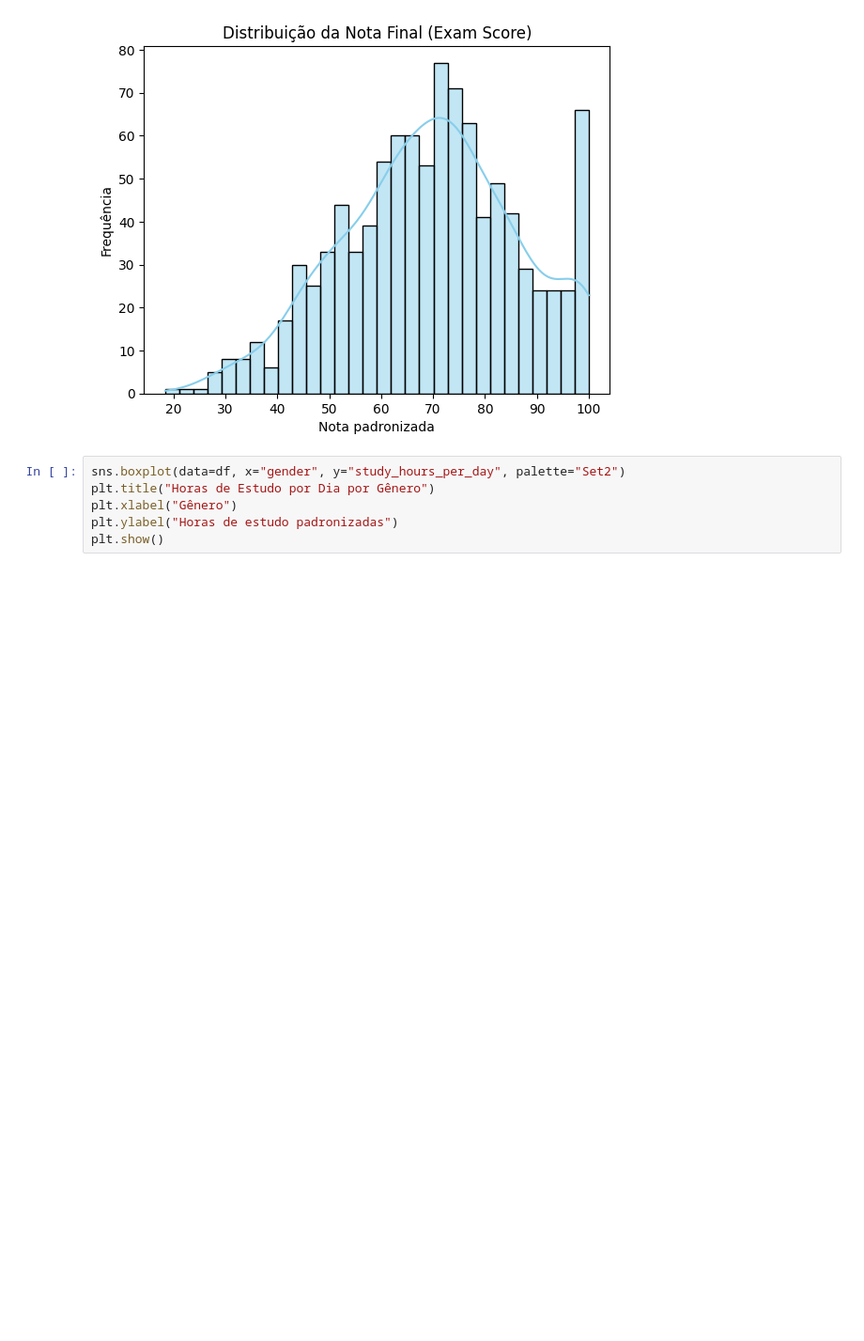
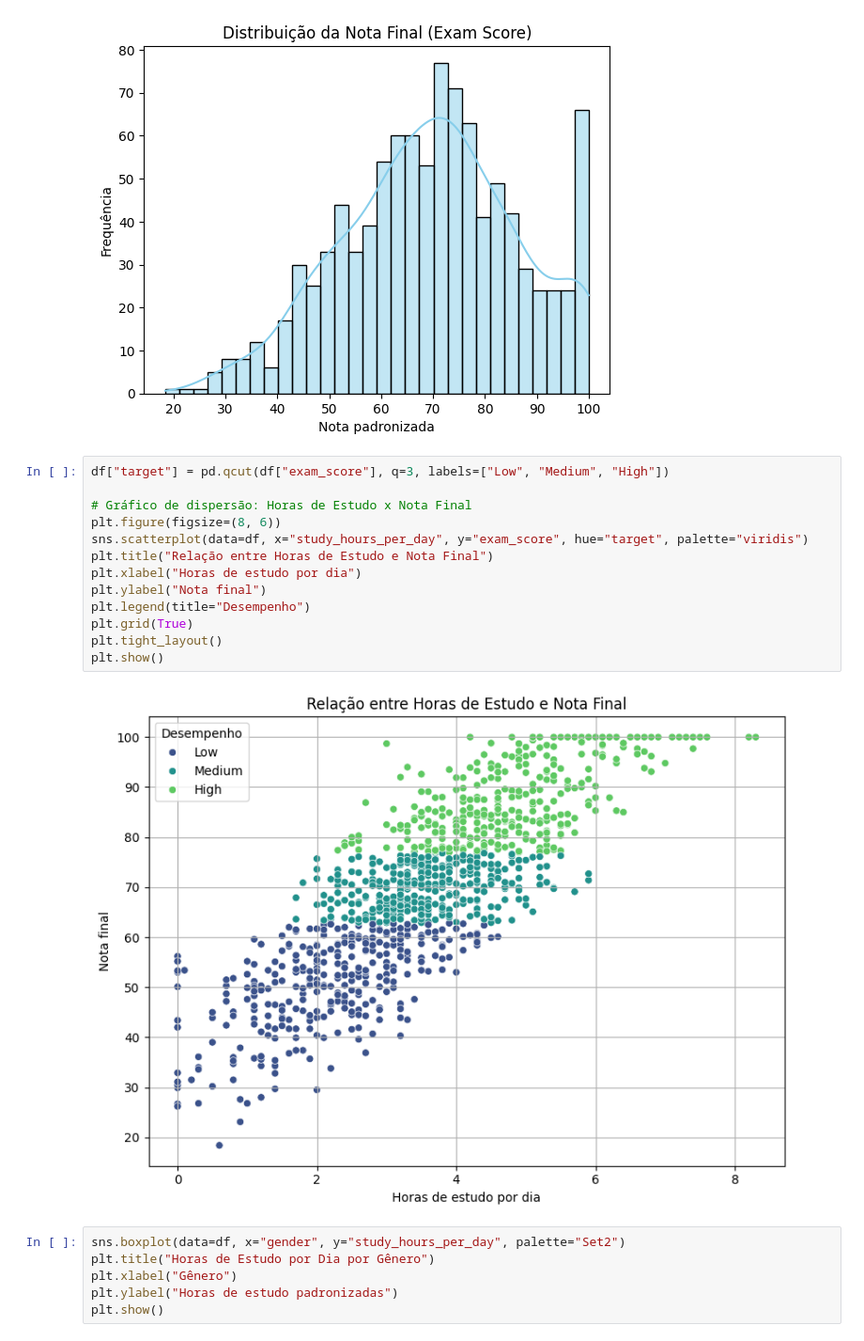
Before and after one commit to RafaelSpumbergSeus/students-habits, a Jupyter notebook: Student_Habits.ipynb, the cells around one changed output. Shown: that part at 94% size. Cells and saved outputs as stored; diff of their text form; blank space fills up the shorter version.

Commit message:
novo gráfico

```diff
--- a/Student_Habits.ipynb
+++ b/Student_Habits.ipynb
@@ -137,6 +135,21 @@ plt.ylabel("Frequência")
 plt.show()
 # %% [output]
 [figure]
+# %%
+df["target"] = pd.qcut(df["exam_score"], q=3, labels=["Low", "Medium", "High"])
+
+# Gráfico de dispersão: Horas de Estudo x Nota Final
+plt.figure(figsize=(8, 6))
+sns.scatterplot(data=df, x="study_hours_per_day", y="exam_score", hue="target", palette="viridis")
+plt.title("Relação entre Horas de Estudo e Nota Final")
+plt.xlabel("Horas de estudo por dia")
+plt.ylabel("Nota final")
+plt.legend(title="Desempenho")
+plt.grid(True)
+plt.tight_layout()
+plt.show()
+# %% [output]
+[figure, added]
 # %%
 sns.boxplot(data=df, x="gender", y="study_hours_per_day", palette="Set2")
 plt.title("Horas de Estudo por Dia por Gênero")
```
Also changed, not shown: parts of 1 cell of this notebook.
